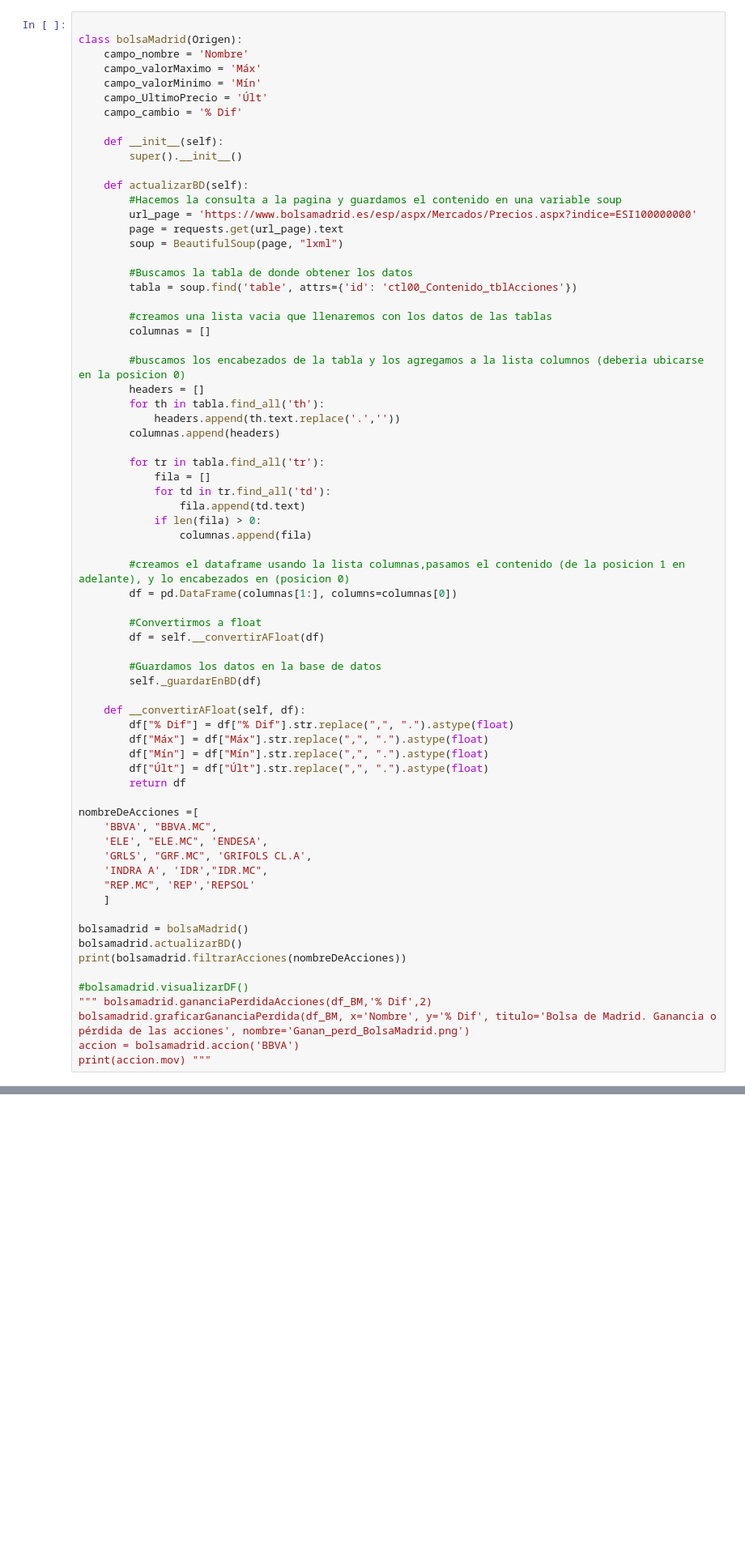
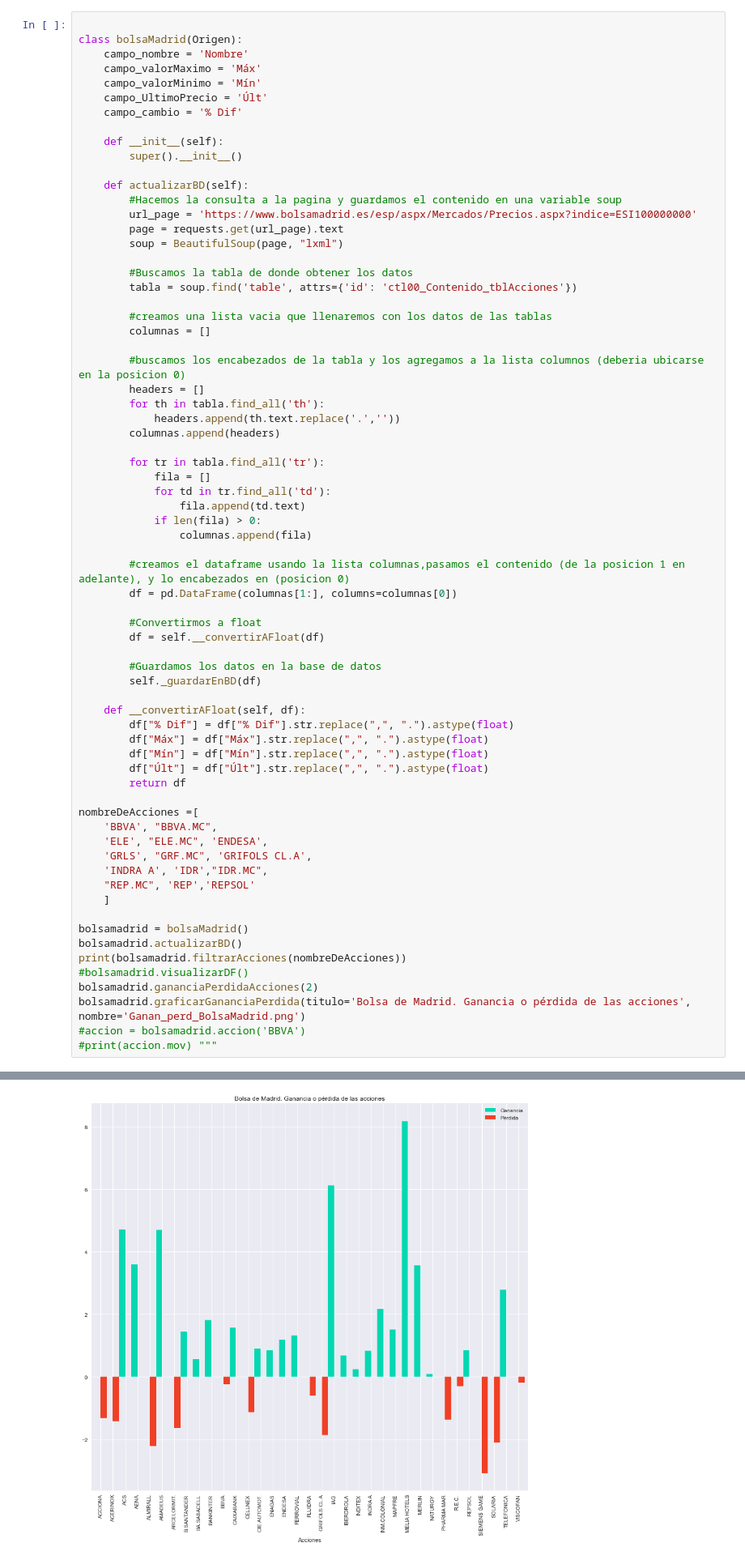
Before and after one commit to pptscdia2021/pp12021grupo2_a2-grupo2, a Jupyter notebook: TP2 Webscraping&api/Jupyter/prueba2.ipynb, the cells around one changed output, grey strips where cells are left out. Shown: that part at 81% size. Drawn from its saved outputs; the diff is of its cells as text; blank space fills up the shorter version.

```diff
--- a/TP2 Webscraping&api/Jupyter/prueba2.ipynb
+++ b/TP2 Webscraping&api/Jupyter/prueba2.ipynb
@@ -162,12 +157,11 @@ nombreDeAcciones =[
 bolsamadrid = bolsaMadrid()
 bolsamadrid.actualizarBD()
 print(bolsamadrid.filtrarAcciones(nombreDeAcciones))
-
 #bolsamadrid.visualizarDF()
-""" bolsamadrid.gananciaPerdidaAcciones(df_BM,'% Dif',2)
-bolsamadrid.graficarGananciaPerdida(df_BM, x='Nombre', y='% Dif', titulo='Bolsa de Madrid. Ganancia o pérdida de las acciones', nombre='Ganan_perd_BolsaMadrid.png')
-accion = bolsamadrid.accion('BBVA')
-print(accion.mov) """
+bolsamadrid.gananciaPerdidaAcciones(2)
+bolsamadrid.graficarGananciaPerdida(titulo='Bolsa de Madrid. Ganancia o pérdida de las acciones', nombre='Ganan_perd_BolsaMadrid.png')
+#accion = bolsamadrid.accion('BBVA')
+#print(accion.mov) """
 # %% [output]
          symbol     max     min     ult   mov       origen
 0          BBVA   6.107   5.997   6.026 -0.23  bolsaMadrid
@@ -179,3 +182,4 @@ print(accion.mov) """
+[figure, added]
 # %%
 class yfinance(Origen):
     campo_nombre = 'Ticker'
```
Also changed, not shown: parts of 3 cells of this notebook, 4 other files.
